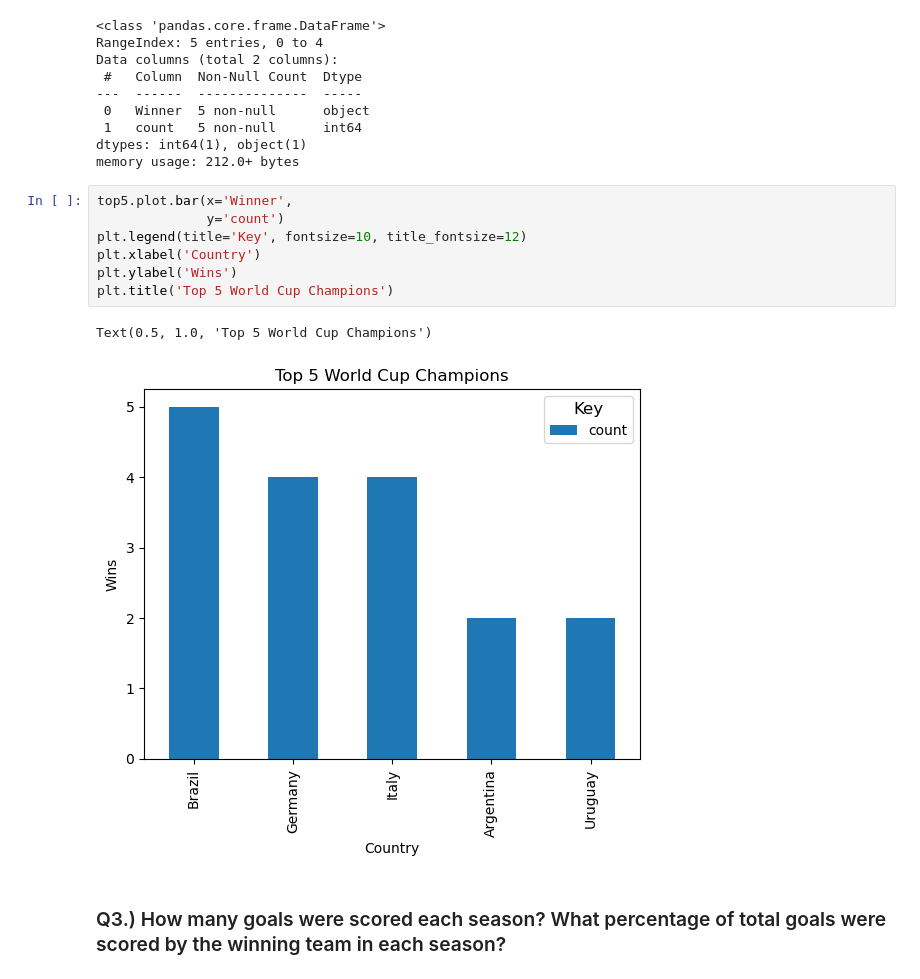
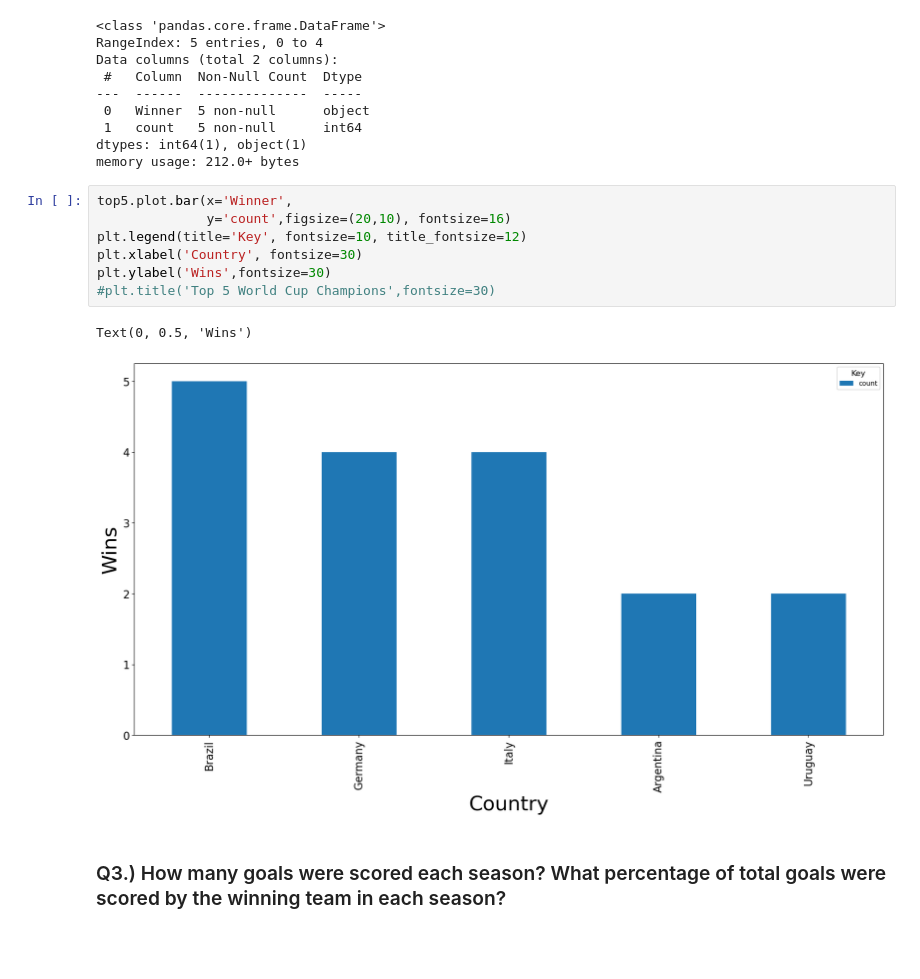
Before and after one commit to katieclayy/World-Cup-Matches-Analysis, a Jupyter notebook: notebook/WorldCupAnalysis.ipynb, the cells around one changed output. Drawn from its saved outputs; the diff is of its cells as text; blank space fills up the shorter version.

```diff
--- a/notebook/WorldCupAnalysis.ipynb
+++ b/notebook/WorldCupAnalysis.ipynb
@@ -422,14 +607,14 @@ dtypes: int64(1), object(1)
 memory usage: 212.0+ bytes
 # %%
 top5.plot.bar(x='Winner',
-              y='count')
+              y='count',figsize=(20,10), fontsize=16)
 plt.legend(title='Key', fontsize=10, title_fontsize=12)
-plt.xlabel('Country')
-plt.ylabel('Wins')
-plt.title('Top 5 World Cup Champions')
+plt.xlabel('Country', fontsize=30)
+plt.ylabel('Wins',fontsize=30)
+#plt.title('Top 5 World Cup Champions',fontsize=30)
 # %% [output]
-Text(0.5, 1.0, 'Top 5 World Cup Champions')
+Text(0, 0.5, 'Wins')
-[figure, old version]
+[figure, new version]
 # %% [markdown]
 ### Q3.) How many goals were scored each season? What percentage of total goals were scored by the winning team in each season?
 # %%
```
Also changed, not shown: parts of 30 cells of this notebook, 1 other file.
